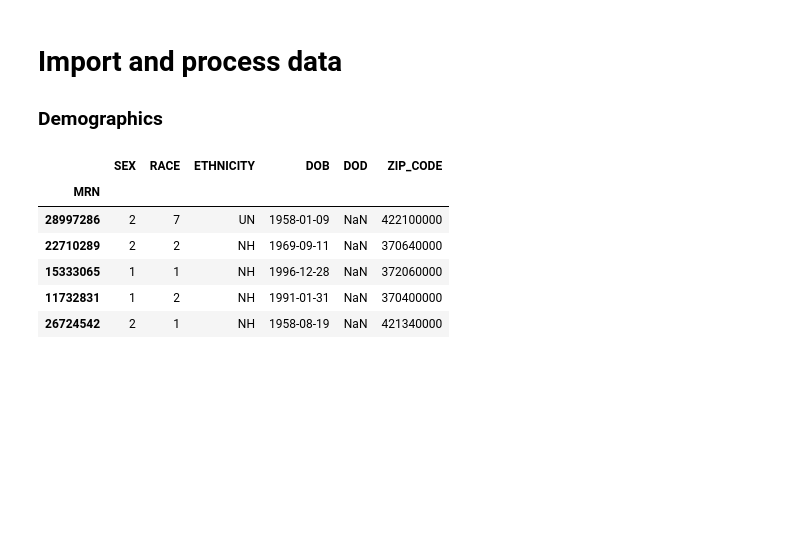
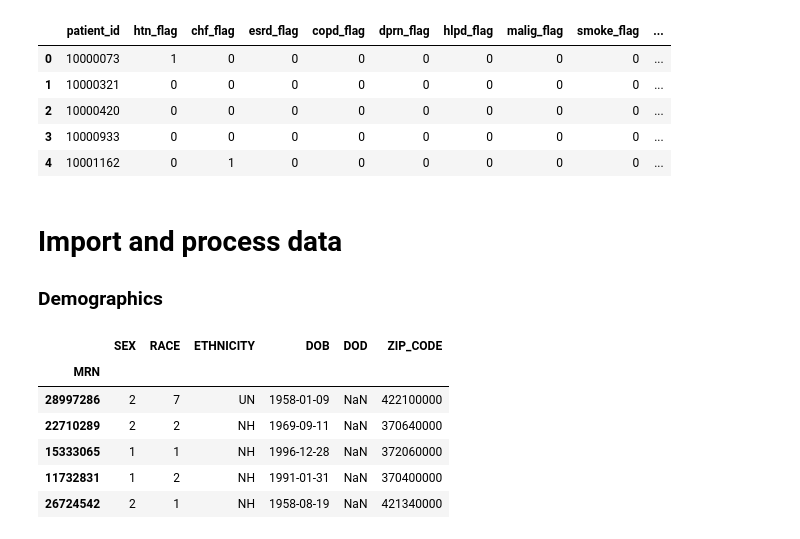
Before and after one commit to fonnesbeck/psychosocial_determinants_bmi, a Jupyter notebook: notebooks/Data processing.ipynb, the cells around one changed output. Saved outputs shown, nothing was run; the diff lists cells and outputs as text; code cells hidden in the pictures; blank space fills up the shorter version.

```diff
--- a/notebooks/Data processing.ipynb
+++ b/notebooks/Data processing.ipynb
@@ -7,6 +7,16 @@ import matplotlib.pylab as plt
 
 RAW_DATA_DIR = '../data/raw/'
 CLEAN_DATA_DIR = '../data/clean/'
+# %%
+flagged = pd.read_csv(RAW_DATA_DIR+'400k_flag_v2.csv')
+flagged.head()
+# %% [output]
+|  | patient_id | htn_flag | chf_flag | esrd_flag | copd_flag | dprn_flag | hlpd_flag | malig_flag | smoke_flag | ... |
+| 0 | 10000073 | 1 | 0 | 0 | 0 | 0 | 0 | 0 | 0 | ... |
+| 1 | 10000321 | 0 | 0 | 0 | 0 | 0 | 0 | 0 | 0 | ... |
+| 2 | 10000420 | 0 | 0 | 0 | 0 | 0 | 0 | 0 | 0 | ... |
+| 3 | 10000933 | 0 | 0 | 0 | 0 | 0 | 0 | 0 | 0 | ... |
+| 4 | 10001162 | 0 | 1 | 0 | 0 | 0 | 0 | 0 | 0 | ... |
 # %% [markdown]
 # Import and process data
 
```
Also changed, not shown: 2 other files.
